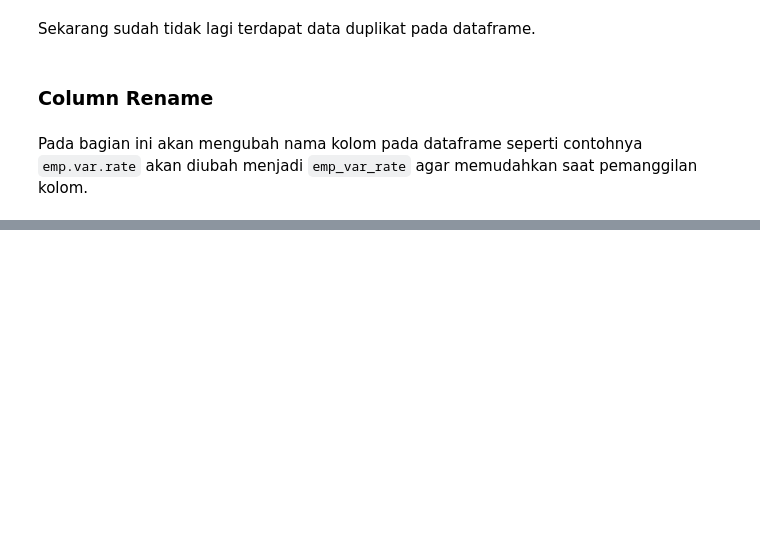
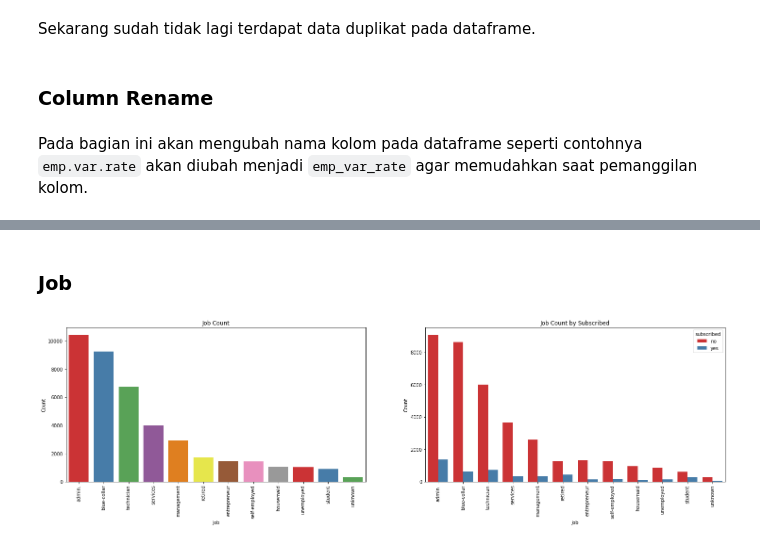
Before and after one commit to Penzragon/h8dsft_P1Milestone1, a Jupyter notebook: script.ipynb, the cells around one changed output, grey strips where cells are left out. Saved outputs shown, nothing was run; the diff lists cells and outputs as text; code cells hidden in the pictures; blank space fills up the shorter version.

```diff
--- a/script.ipynb
+++ b/script.ipynb
@@ -201,0 +251,19 @@ bank.head()
+# %% [markdown]
+### Job
+# %%
+plt.figure(figsize=(25, 6))
+plt.subplot(1, 2, 1)
+sns.countplot(x='job', data=bank, order=bank.job.value_counts().index, palette='Set1')
+plt.title('Job Count')
+plt.xlabel('Job')
+plt.xticks(rotation=90)
+plt.ylabel('Count')
+plt.subplot(1, 2, 2)
+sns.countplot(x='job', data=bank, order=bank.job.value_counts().index, palette='Set1', hue='subscribed')
+plt.title('Job Count by Subscribed')
+plt.xlabel('Job')
+plt.xticks(rotation=90)
+plt.ylabel('Count')
+plt.show()
+# %% [output]
+[figure, added]
```
Also changed, not shown: parts of 15 cells of this notebook.
